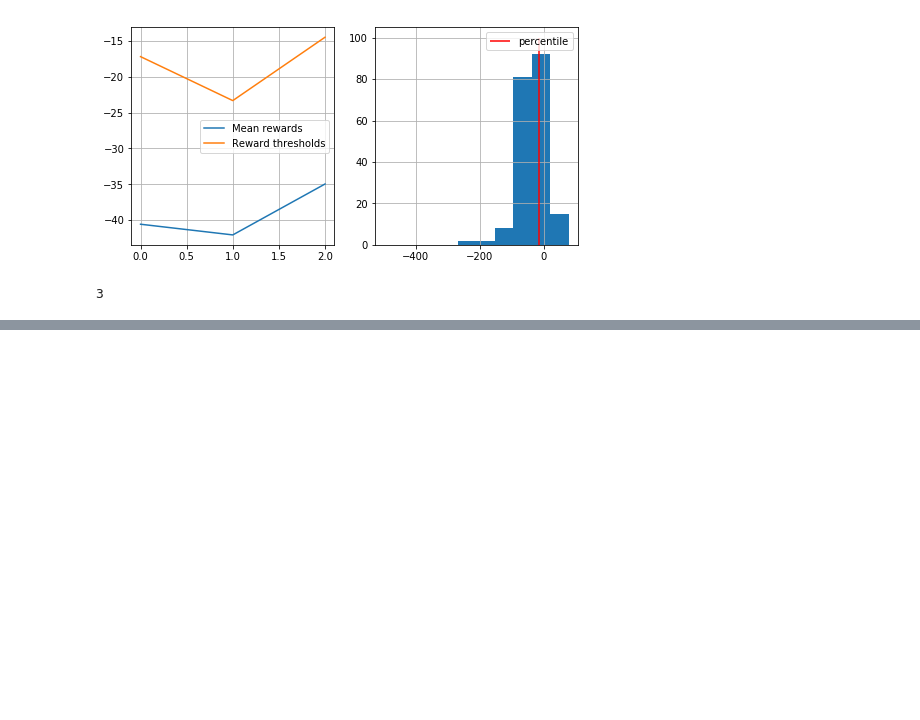
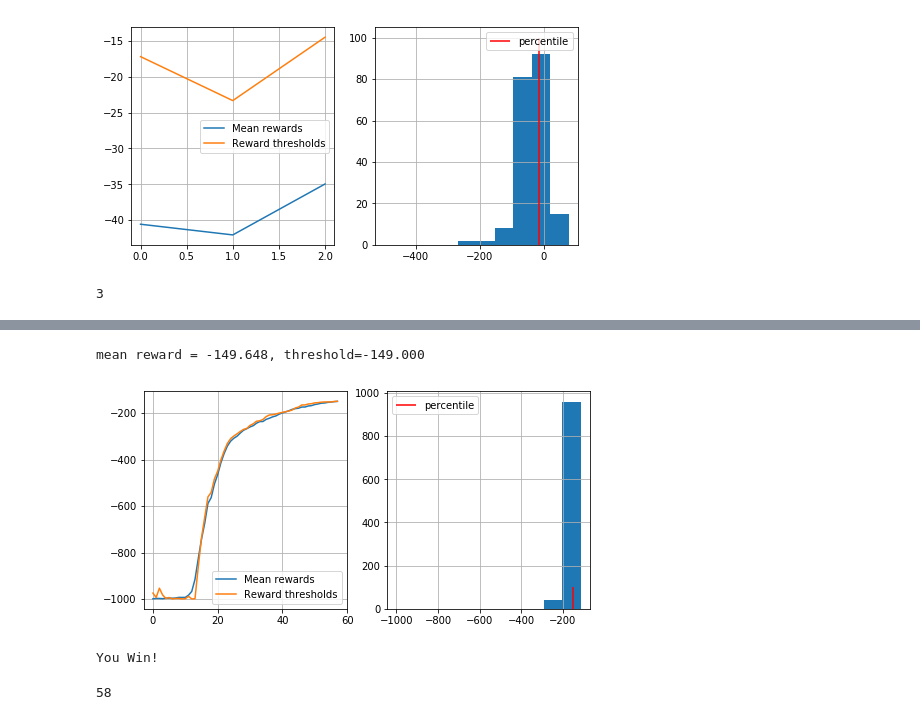
Before and after one commit to E-Maxou/Practical_RL, a Jupyter notebook: week1_intro/crossentropy_method.ipynb, the cells around one changed output, grey strips where cells are left out. Cells and saved outputs as stored; diff of their text form; code cells hidden in the pictures; blank space fills up the shorter version.

```diff
--- a/week1_intro/crossentropy_method.ipynb
+++ b/week1_intro/crossentropy_method.ipynb
@@ -492,0 +507,10 @@ mean reward = -34.970, threshold=-14.503
+# %%
+#create agent
+from sklearn.neural_network import MLPClassifier
+agent = MLPClassifier(hidden_layer_sizes=(16,8),
+                      activation='relu',
+                      warm_start=True, #keep progress between .fit(...) calls
+                      max_iter=1 #make only 1 iteration on each .fit(...)
+                     )
+#initialize agent to the dimension of state an amount of actions
+agent.fit([env.reset()]*n_actions,range(n_actions));
@@ -492,0 +569,31 @@ mean reward = -34.970, threshold=-14.503
+# %%
+n_sessions = 1000
+percentile = 50
+log = []
+
+for i in range(100):
+    #generate new sessions
+    print (i)
+    sessions = [generate_session() for _ in range(n_sessions)] #[<generate a list of n_sessions new sessions>
+
+    states_batch,actions_batch,rewards_batch = map(np.array,zip(*sessions))
+
+    elite_states, elite_actions = select_elites(states_batch, actions_batch, rewards_batch, percentile)#<select elite actions just like before>
+
+    #<fit agent to predict elite_actions(y) from elite_states(X)>
+    agent.fit(elite_states, elite_actions)
+
+    show_progress(rewards_batch,log,reward_range=[-1000,np.max(rewards_batch)])
+
+
+    if np.mean(rewards_batch)> -150:
+        print("You Win!")
+        break
+# %% [output]
+mean reward = -149.648, threshold=-149.000
+[figure, added]
+You Win!
+# %%
+print (len(log))
+# %% [output]
+58
```
Also changed, not shown: parts of 5 cells of this notebook.
